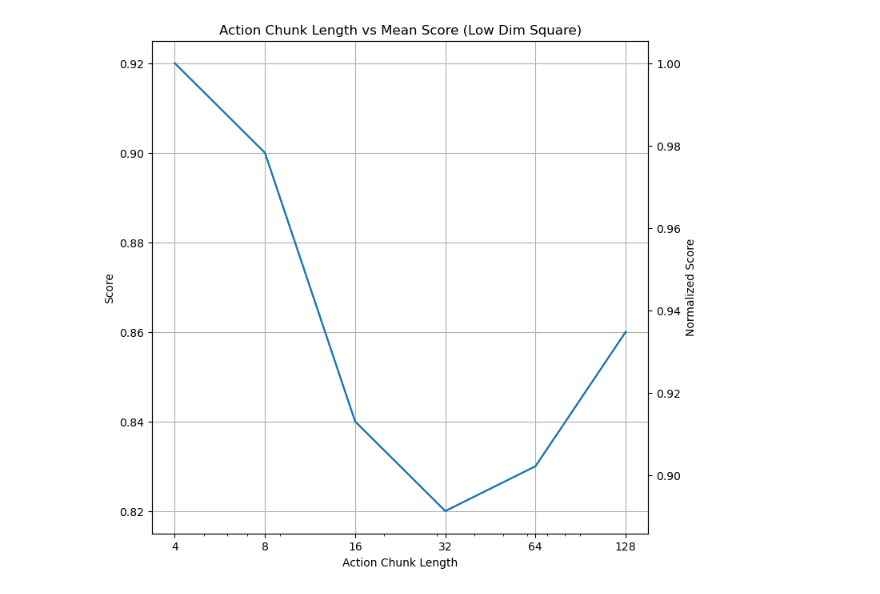
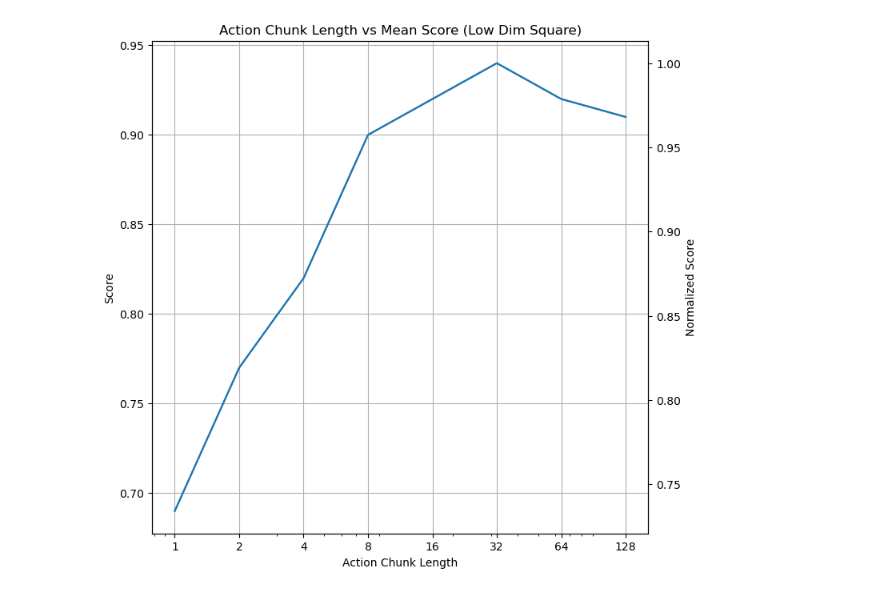
Before and after one commit to SieRaX/diffusion_policy, a Jupyter notebook: dummy.ipynb, the cells around one changed output. Cells and saved outputs as stored; diff of their text form; code cells hidden in the pictures.

```diff
--- a/dummy.ipynb
+++ b/dummy.ipynb
@@ -2,33 +2,33 @@
 import matplotlib.pyplot as plt
 
 # Example y values
-y = [0.92, 0.9, 0.84, 0.82, 0.83, 0.86]
+y = [0.69, 0.77, 0.82, 0.90, 0.92, 0.94, 0.92, 0.91]
 y_ratio = [val/max(y) for val in y]
 
 # Create x values
-x = [4, 8, 16, 32, 64, 128]
+x = [1, 2, 4, 8, 16, 32, 64, 128]
 
 # Create the plot
 fig, ax1 = plt.subplots(figsize=(8,8))
 # Plot on primary y-axis
 ax1.plot(x, y)
 ax1.set_xscale('log')
 ax1.set_xticks(x)
 ax1.set_xticklabels(x)
 ax1.set_xlabel('Action Chunk Length')
 ax1.set_ylabel('Score', color='black')
 ax1.tick_params(axis='y', labelcolor='black')
 
 # Create secondary y-axis and plot
 ax2 = ax1.twinx()
 ax2.plot(x, y_ratio, "tab:blue")
 ax2.set_ylabel('Normalized Score', color='black')
 ax2.tick_params(axis='y', labelcolor='black')
 
 # Add grid and title
 ax1.grid(True)
 plt.title('Action Chunk Length vs Mean Score (Low Dim Square)')
 
 plt.show()
 # %% [output]
-[figure, old version]
+[figure, new version]
```
Also changed, not shown: parts of 1 cell of this notebook, 11 other files.
